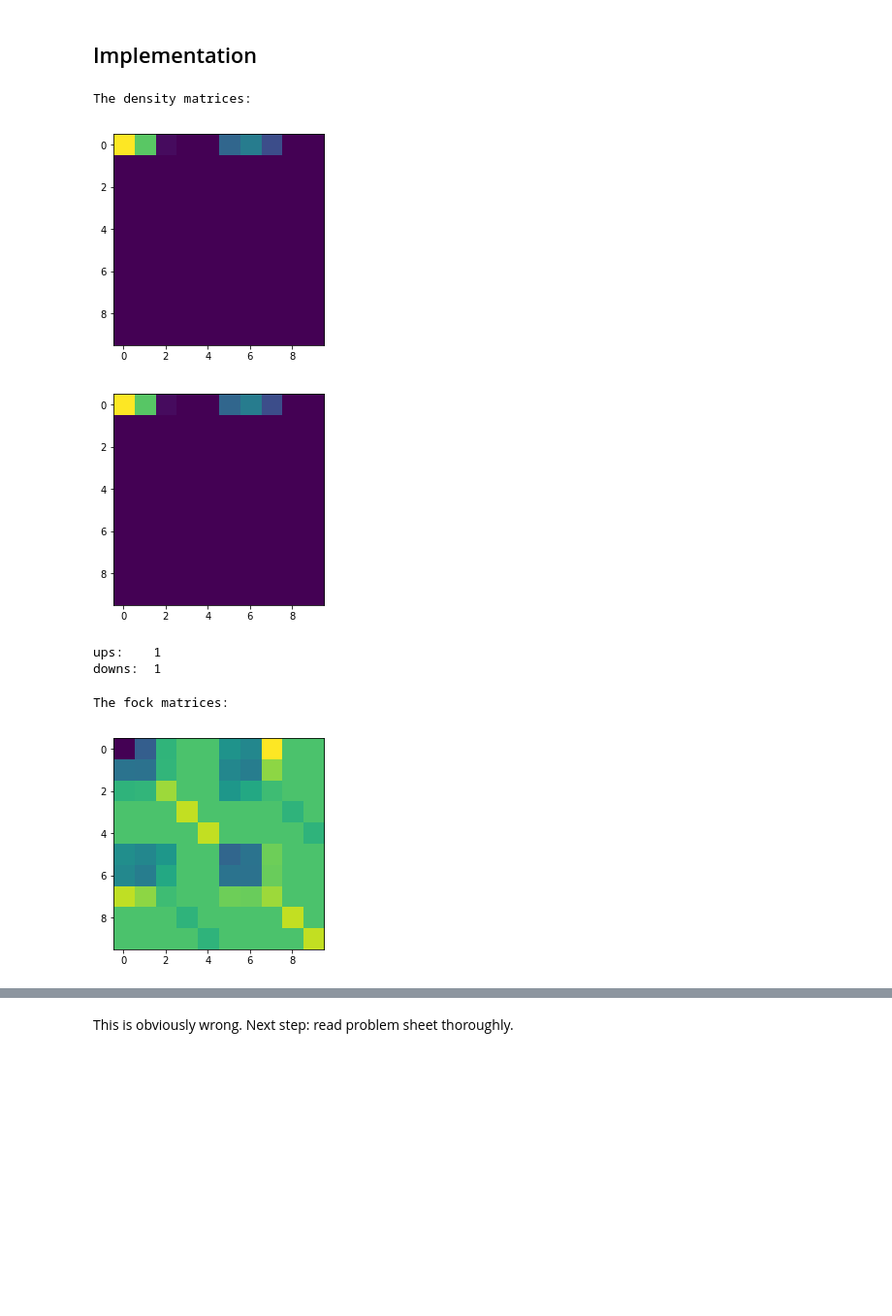
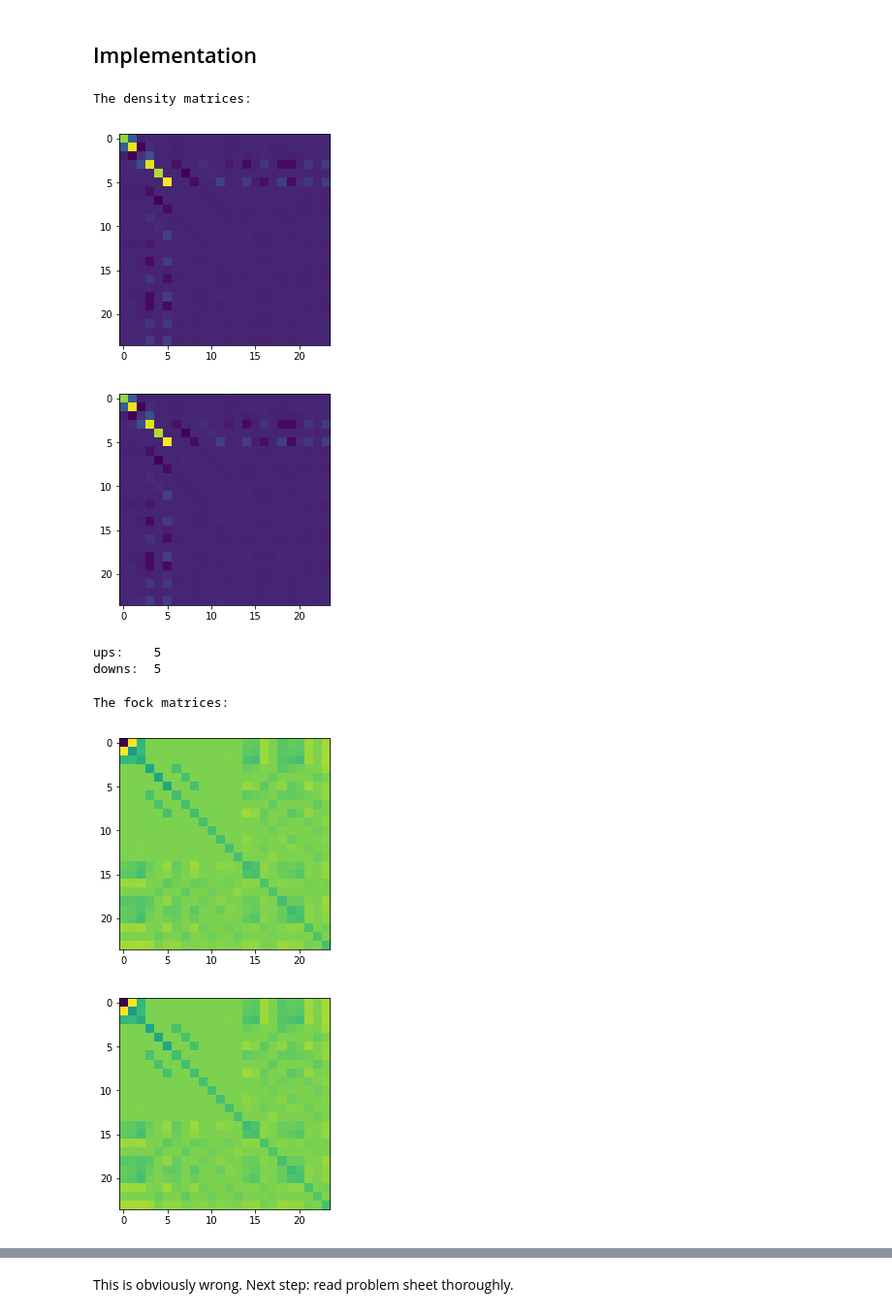
Before and after one commit to gregwinther/FYS-KJM4480, a Jupyter notebook: Project1/Project 1.ipynb, the cells around one changed output, grey strips where cells are left out. Shown at 97% size. Saved outputs shown, nothing was run; the diff lists cells and outputs as text; code cells hidden in the pictures; blank space fills up the shorter version.

```diff
--- a/Project1/Project 1.ipynb
+++ b/Project1/Project 1.ipynb
@@ -272,8 +280,22 @@ def generate_density_matrix(U, number_of_occupied, scramble=True, UHF=True):
 
     return density_matrix
 # %%
-def generate_fock_matrix(H, W, D_up, D_down, num_of_occupied):
+def generate_fock_matrix(H, W, D_up, D_down):
 
+    '''
+    This will be built separately for up and down things
+    in UHF. In one go for RHF?
+
+    F_up   = h + J(D_up + D_down) - K(D_up)
+    F_down = h + J(D_up + D_down) - K(D_down)
+
+    '''
+
+    # Constructing J
+    # J(D)_pq = sum_rs (pq|rs)D_sr
+    J = np.einsum('pqrs, sr->pq', W, D_up - D_down)
+
+    '''
     # W[p][r][q][s] Is the Milliken notation correct??
     J = np.empty(D_up.shape)
     for r in range(num_of_occupied):
@@ -289,17 +311,22 @@ def generate_fock_matrix(H, W, D_up, D_down, num_of_occupied):
             K   += W[:][s][r][:] * D_up \
                  + W[:][s][r][:] * D_down
 
-    F = H + J - K
+    '''
 
-    return F
+    # Constructing K
+    K_up   = np.einsum('psrq, sr->pq', W, D_up)
+    K_down = np.einsum('psrq, sr->pq', W, D_down)
+
+    F_up   = H + J - K_up
+    F_down = H + J - K_down
+
+    return F_up, F_down
 # %%
-# Some numbers
-number_of_orbitals = wavefunction.nso()
-number_of_occupied_ups   = wavefunction.nalpha()
-number_of_occupied_downs = wavefunction.nbeta()
+e_init, U_init = scipy.linalg.eigh(H, S)
 
-D_up   = generate_density_matrix(H, number_of_occupied_ups)
-D_down = generate_density_matrix(H, number_of_occupied_downs)
+# Density matrices
+D_up   = generate_density_matrix(U_init, number_of_occupied_ups)
+D_down = generate_density_matrix(U_init, number_of_occupied_downs)
 
 print("The density matrices: ")
 plt.figure()
@@ -312,17 +339,20 @@ print("ups:   ", number_of_occupied_ups)
 print("downs: ", number_of_occupied_downs)
 # %% [output]
 The density matrices:
-[figure, old version]
+[figure, new version]
-[figure, old version]
+[figure, new version]
-ups:    1
-downs:  1
+ups:    5
+downs:  5
 # %%
-F = generate_fock_matrix(H, W, D_up, D_down, 5)
+F_up, F_down   = generate_fock_matrix(H, W, D_up, D_down)
 # %%
 print("The fock matrices: ")
 plt.figure()
-plt.imshow(F)
+plt.imshow(F_up)
+plt.figure()
+plt.imshow(F_down)
 plt.show()
 # %% [output]
 The fock matrices:
-[figure, old version]
+[figure, new version]
+[figure, added]
```
Also changed, not shown: parts of 8 cells of this notebook.
